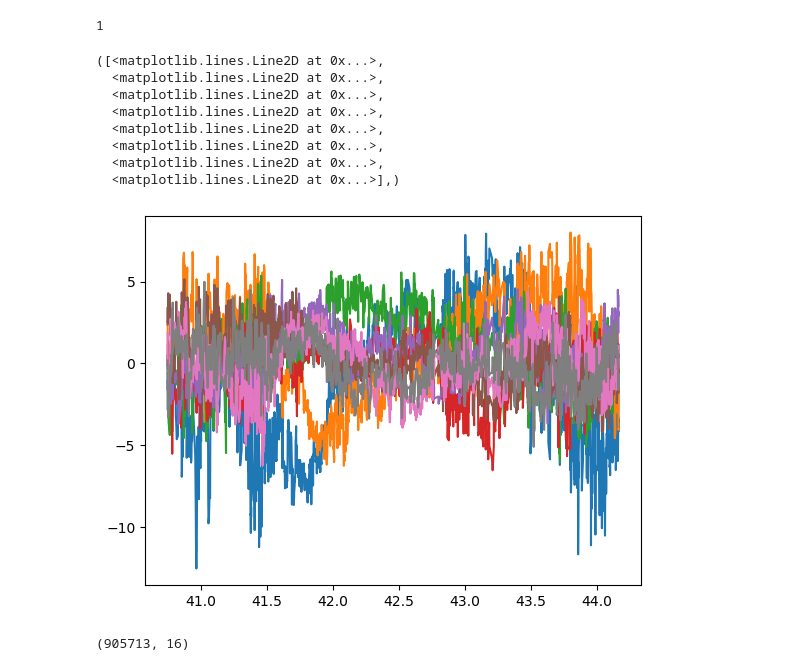
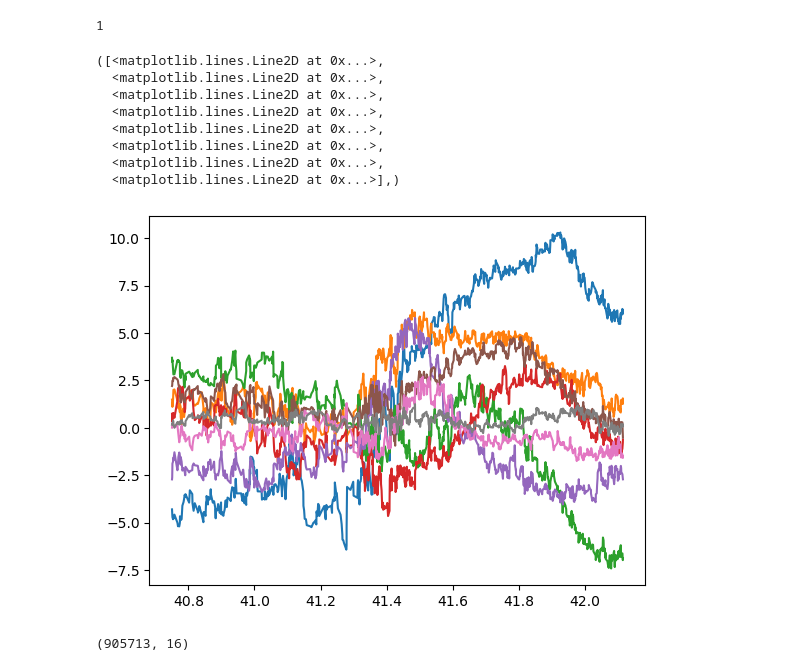
Before and after one commit to samuelbray32/c3po, a Jupyter notebook: notebooks/monkey_m1_maze_TRAIN.ipynb, the cells around one changed output. Drawn from its saved outputs; the diff is of its cells as text; code cells hidden in the pictures.

```diff
--- a/notebooks/monkey_m1_maze_TRAIN.ipynb
+++ b/notebooks/monkey_m1_maze_TRAIN.ipynb
@@ -120,6 +121,6 @@ movement_start_intervals = Interval(np.array(movement_start_intervals))
 # %%
-seg_length = 1000
-n_overlap = 100
+seg_length = 3000  # 1000
+n_overlap = 1000  # 100
 n_segments = (len(delta_t) - seg_length) // n_overlap + 1
 
 delta_t_train = []
@@ -171,39 +172,29 @@ context_dim = 16  # 6
 n_neg_samples = 2
 encoder_args = dict(
     encoder_model="sorted_spikes",
-    n_units=np.max(waveforms),
+    n_units=np.max(waveforms) + 1,
     gauss_noise_std=0,
     input_format="indices",
 )
 
 
-dilations = [
-    1,
-    2,
-    4,
-    8,
-]
-dilations = dilations * 2
-kernels = [
-    16,
-    16,
-    32,
-    32,
-]
-kernels = kernels * 2
+dilations = [1, 2, 4, 8, 16]
+dilations = dilations * 3
+kernels = [8, 8, 16, 16, 16]
+kernels = kernels * 3
 
 context_args = dict(
     context_model="wavenet",
     layer_dilations=dilations,
     layer_kernel_size=kernels,
     expanded_dim=64,
-    smoothing=50,
-    smoothing_decay=1,
+    smoothing=10,
+    smoothing_decay=0.95,
     categorical=False,
 )
 
 rate_args = dict(
-    rate_model="bilinear",
+    rate_model="sharedSpace",
 )
 
 distribution = "poisson"
@@ -241,12 +232,12 @@ params, tracked_loss = train_model(
     params,
     waveforms_train,
     delta_t_train,
-    learning_rate=1e-3,
+    learning_rate=1e-4,
     n_epochs=1000,
     initial_batch_size=128,
-    buffer_size=5,
-    min_batch_size=64,
-    max_n_neg=64,
-    initial_n_neg=8,
+    buffer_size=10,
+    min_batch_size=32,
+    max_n_neg=256,
+    initial_n_neg=4,
 )
 # %% [output]
@@ -315,19 +309,19 @@ analysis.save_embedding(f"/stelmo/sam/c3po_results/{model_name}_embedding.npz")
 [2025-12-11 18:02:54,680][INFO]: Deletes committed.
 1
 # %%
-ind = slice(25000, 27000)
+ind = slice(25000, 25900)
 
 plt.plot(analysis.t[ind], analysis.c_pca[ind, :8]),
 # %% [output]
 ([<matplotlib.lines.Line2D at 0x...>,
   <matplotlib.lines.Line2D at 0x...>,
   <matplotlib.lines.Line2D at 0x...>,
   <matplotlib.lines.Line2D at 0x...>,
   <matplotlib.lines.Line2D at 0x...>,
   <matplotlib.lines.Line2D at 0x...>,
   <matplotlib.lines.Line2D at 0x...>,
   <matplotlib.lines.Line2D at 0x...>],)
-[figure, old version]
+[figure, new version]
 # %%
  analysis.c_pca.shape
 # %% [output]
```
Also changed, not shown: parts of 6 cells of this notebook, 12 other files.
